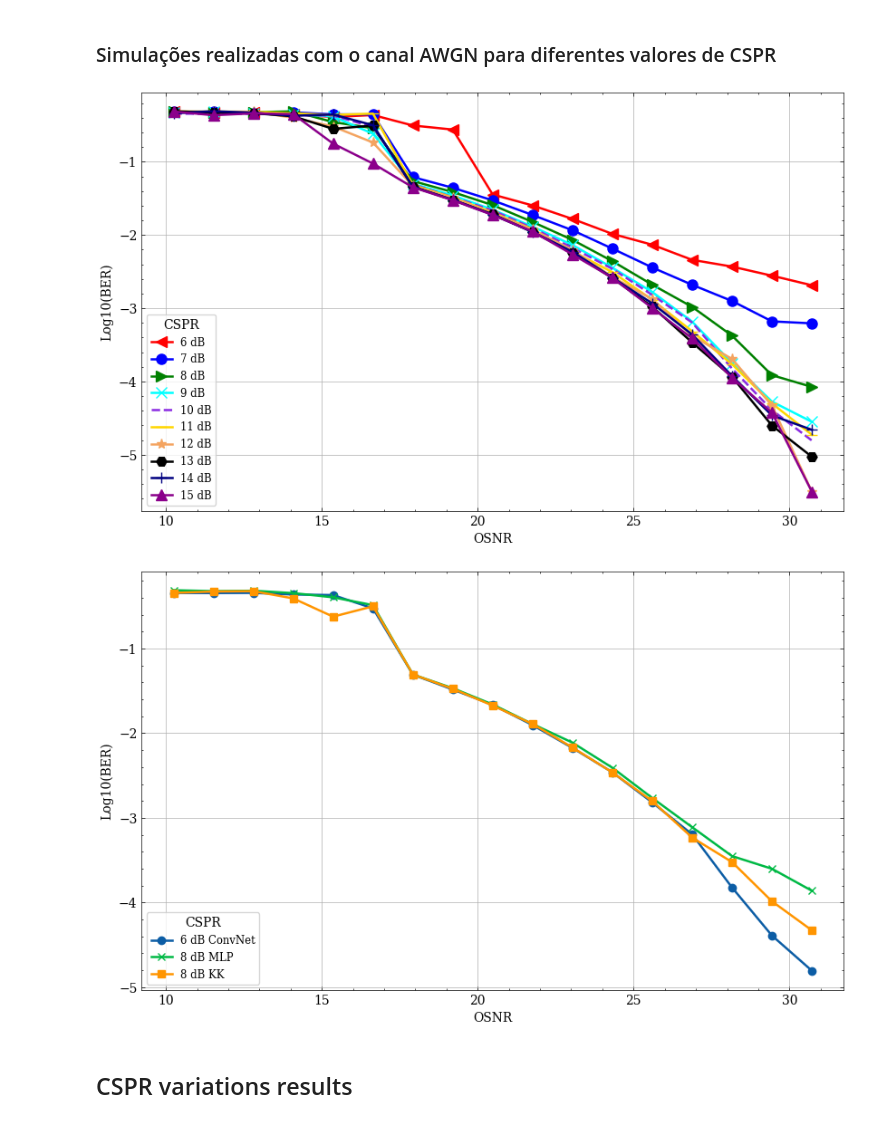
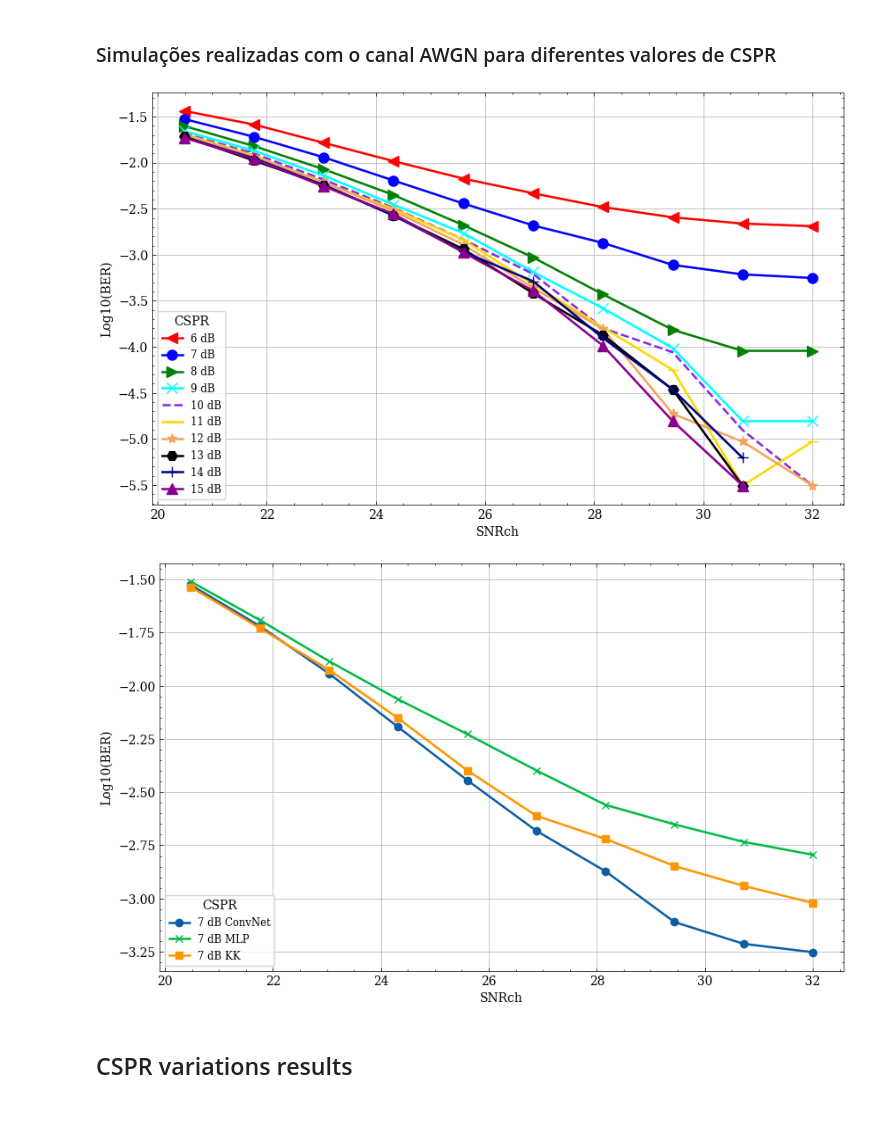
Before and after one commit to silasabs/PIVIC-PIBIC-Comunicacoes-Opticas, a Jupyter notebook: jupyter notebooks/Pibic_Results_PhaseRetrieval.ipynb, the cells around one changed output. Saved outputs shown, nothing was run; the diff lists cells and outputs as text; code cells hidden in the pictures.

```diff
--- a/jupyter notebooks/Pibic_Results_PhaseRetrieval.ipynb
+++ b/jupyter notebooks/Pibic_Results_PhaseRetrieval.ipynb
@@ -116,40 +116,40 @@ FO_SIR_4 = loadArray(r'C:\Users\optic\Documents\PIVIC-PIBIC-Comunicacoes-Opticas
 ### Simulações realizadas com o canal AWGN para diferentes valores de CSPR
 # %%
 loPower = np.arange(6,16,1)
-SNR_values = np.arange(8,25,1)
-OSNR = ((1*32e9)*SNR_values)/(2*12.5e9)
+SNR_values = np.arange(16,26,1)
+OSNR = ((1*32e9)/(2*12.5e9))*SNR_values
 
 plt.figure(figsize=(10,6))
 
 labels = ['-<', '-o', '->', '-x', '--', '-_', '-*', '-H', '-+', '-^']
 colors = ['red', 'blue', 'green', 'aqua', 'blueviolet', 'gold', 'sandybrown', 'black', 'navy', 'darkmagenta']
 
 for index, indCSPR in enumerate(loPower):
     plt.plot(OSNR, np.log10(CSPR_BER[:,index][2]), labels[index], markersize=8, color = colors[index], label=str(indCSPR)+' dB')
 
 plt.legend(title="CSPR", loc=3, fontsize='small', frameon=True);
 #plt.text(26.5,-0.5,'Conv-Rx 3', fontsize = 14, bbox=dict(facecolor='white', alpha=0.5))
 #plt.title('ConvNet Receiver');
-plt.xlabel('OSNR');
+plt.xlabel('SNRch');
 plt.ylabel('Log10(BER)');
 plt.grid();
 # %% [output]
-[figure, old version]
+[figure, new version]
 # %%
 plt.figure(figsize=(10,6))
 
-plt.plot(OSNR, np.log10(CSPR_BER[:,4][2]), '-o', label='6 dB ConvNet')
-plt.plot(OSNR, np.log10(CSPR_BER[:,4][1]), '-x', label='8 dB MLP')
-plt.plot(OSNR, np.log10(CSPR_BER[:,4][0]), '-s', label='8 dB KK')
+plt.plot(OSNR, np.log10(CSPR_BER[:,1][2]), '-o', label='7 dB ConvNet')
+plt.plot(OSNR, np.log10(CSPR_BER[:,1][1]), '-x', label='7 dB MLP')
+plt.plot(OSNR, np.log10(CSPR_BER[:,1][0]), '-s', label='7 dB KK')
 
 plt.legend(title="CSPR", loc=3, fontsize='small', frameon=True);
 #plt.text(26.5,-0.5,'Conv-Rx 3', fontsize = 14, bbox=dict(facecolor='white', alpha=0.5))
 #plt.title('ConvNet Receiver');
-plt.xlabel('OSNR');
+plt.xlabel('SNRch');
 plt.ylabel('Log10(BER)');
 plt.grid();
 # %% [output]
-[figure, old version]
+[figure, new version]
 # %% [markdown]
 ## CSPR variations results
 # %%
```
Also changed, not shown: 1 other file.
